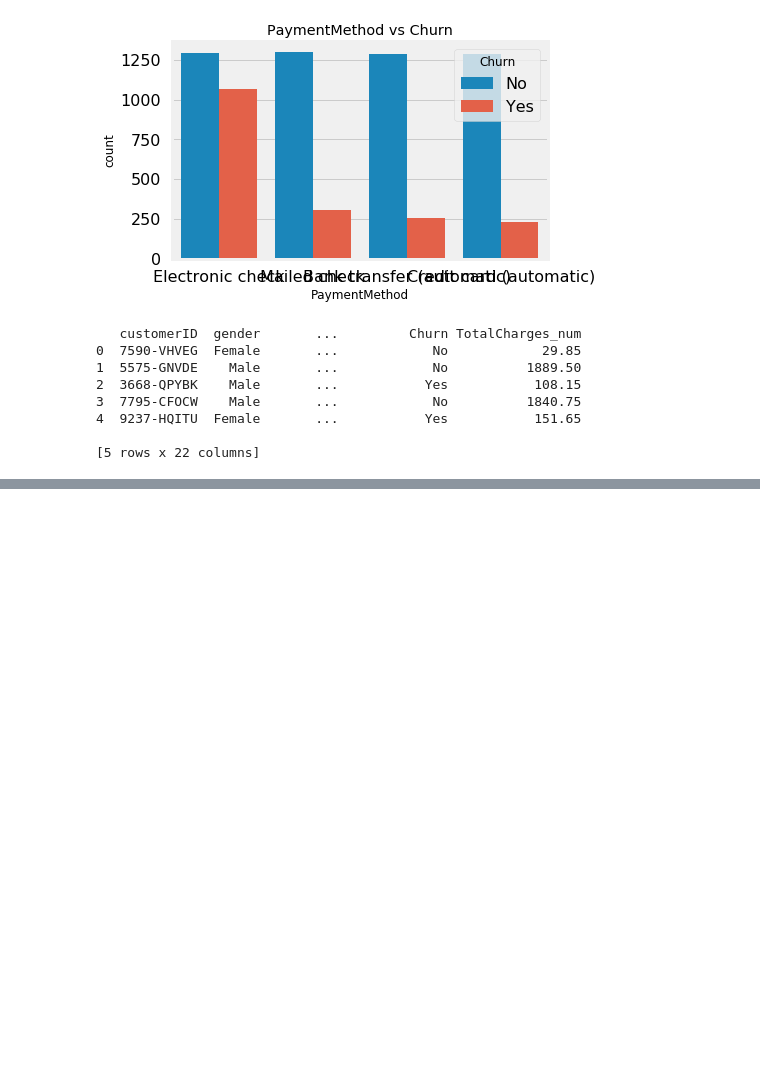
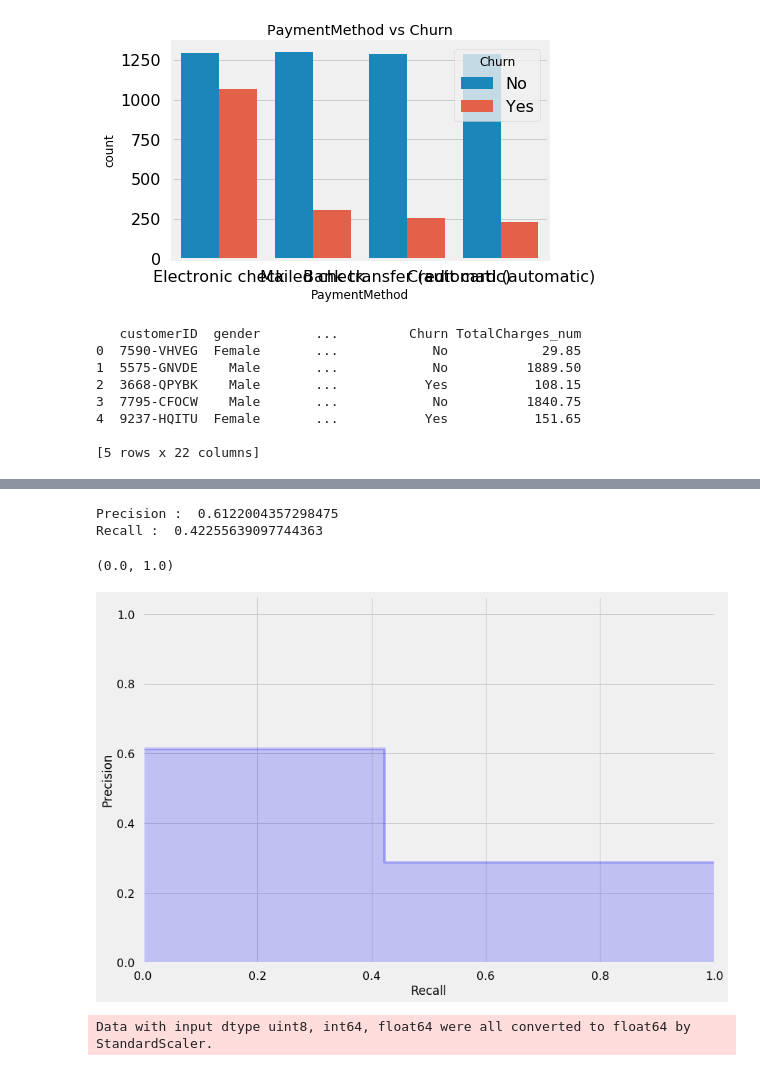
Before and after one commit to rlavelli/python_notebooks, a Jupyter notebook: telco_churn_kaggle.ipynb, the cells around one changed output, grey strips where cells are left out. Cells and saved outputs as stored; diff of their text form; code cells hidden in the pictures; blank space fills up the shorter version.

```diff
--- a/telco_churn_kaggle.ipynb
+++ b/telco_churn_kaggle.ipynb
@@ -233,0 +249,65 @@ py.iplot(fig)
+# %%
+from sklearn.model_selection import train_test_split
+from sklearn.ensemble import RandomForestClassifier
+from sklearn.metrics import precision_score
+from sklearn.metrics import recall_score
+
+data = users_new.copy().dropna()
+X = data.drop(["customerID", "Churn"], axis=1)
+#X.columns
+y = data.Churn
+
+# split train-test data
+
+X_train, X_test, y_train, y_test = train_test_split(X, y, test_size=0.33, random_state=123)
+
+# model build
+rfc = RandomForestClassifier(n_estimators=100, random_state=123)
+rfc.fit(X_train, y_train)
+
+predicted = rfc.predict(X_test)
+print("Precision : ", precision_score(y_test, predicted))
+print("Recall : ", recall_score(y_test, predicted))
+# %% [output]
+Precision :  0.6122004357298475
+Recall :  0.42255639097744363
+# %%
+from sklearn.metrics import precision_recall_curve
+import matplotlib.pyplot as plt
+from sklearn.utils.fixes import signature
+
+step_kwargs = ({'step': 'post'}
+               if 'step' in signature(plt.fill_between).parameters
+               else {})
+precision, recall, _ = precision_recall_curve(y_test, predicted)
+plt.step(recall, precision, color='b', alpha=0.2,
+         where='post')
+plt.fill_between(recall, precision, alpha=0.2, color='b', **step_kwargs)
+
+plt.xlabel('Recall')
+plt.ylabel('Precision')
+plt.ylim([0.0, 1.05])
+plt.xlim([0.0, 1.0])
+# %% [output]
+(0.0, 1.0)
+[figure, added]
+# %%
+import lime
+from lime.lime_tabular import LimeTabularExplainer
+
+predict_fn_rf = lambda x: rfc.predict_proba(x).astype(float)
+# build lime explainer
+explainer = LimeTabularExplainer(X_train, mode='classification',
+                                 feature_names=X_train.columns,
+                                 random_state=13,
+                                 discretize_continuous=False)
+
+test_X_imp_df = pd.DataFrame(X_test, columns=X_test.columns)
+num_features = len(X_test.columns)
+
+# explain single instance
+exp_idx = 30
+exp = explainer.explain_instance(test_X_imp_df.iloc[exp_idx,:].values,
+                                 predict_fn_rf, num_features=num_features)
+# %% [output]
+Data with input dtype uint8, int64, float64 were all converted to float64 by StandardScaler.
```
Also changed, not shown: parts of 8 cells of this notebook.
